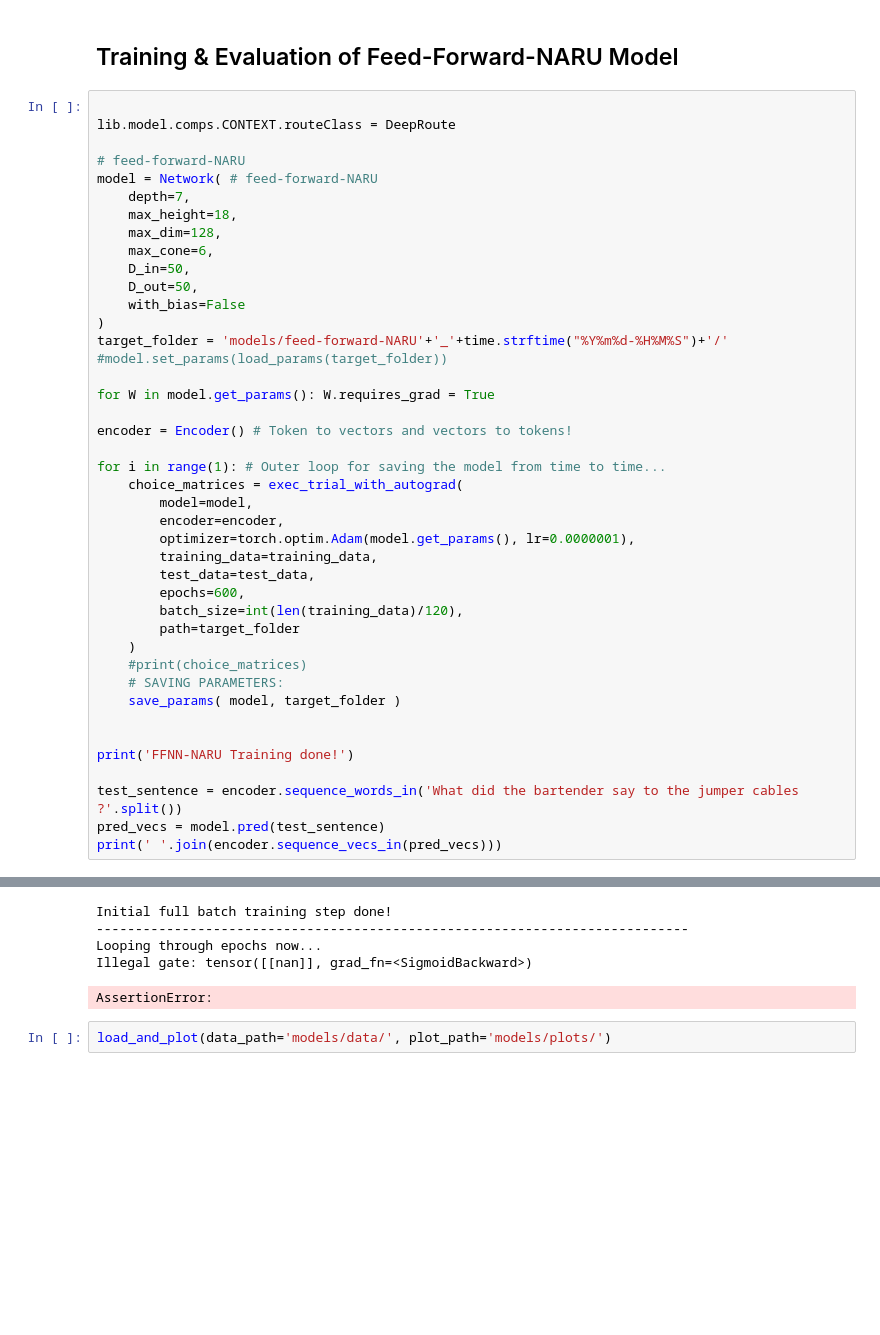
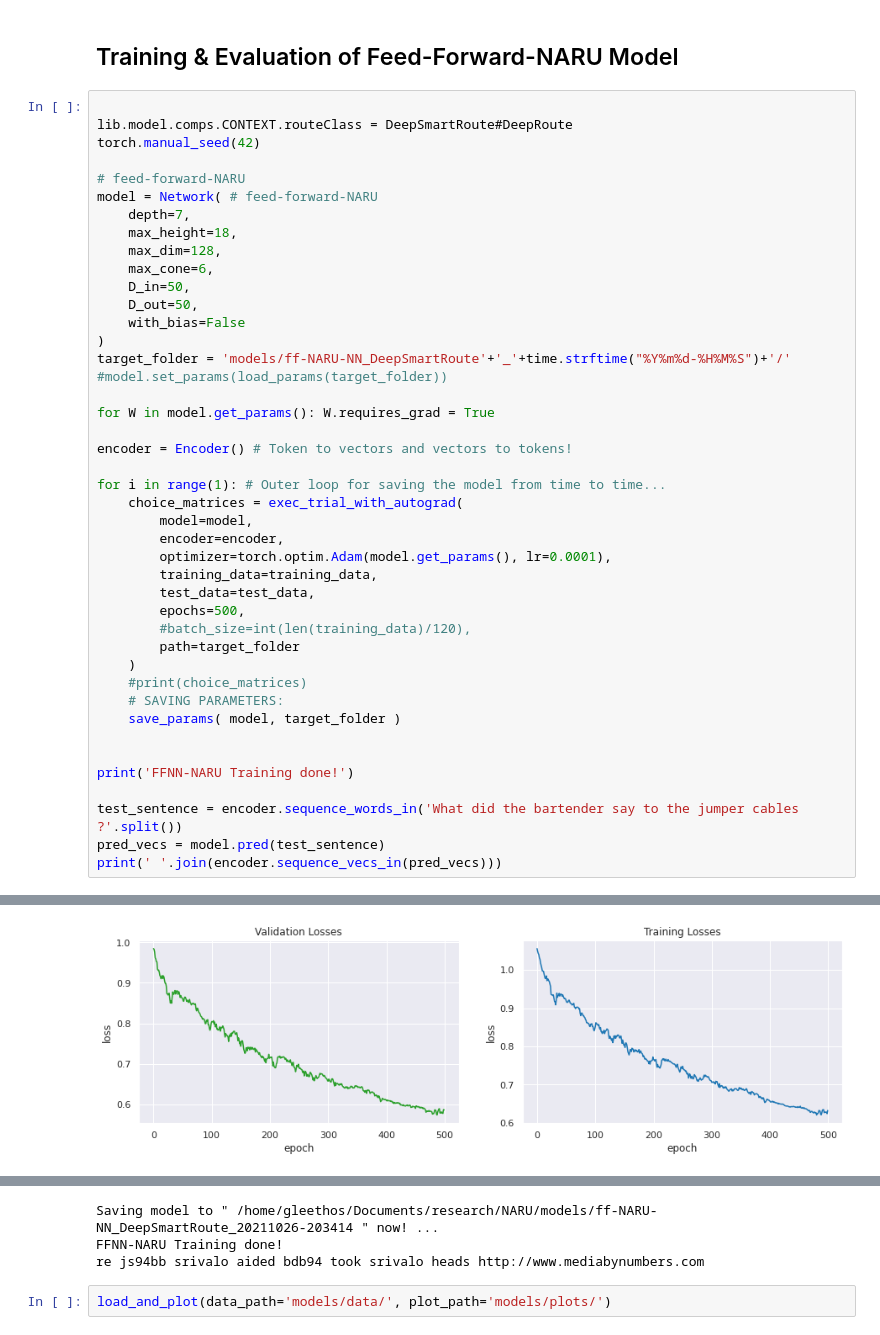
Before and after one commit to Gleethos/NARU, a Jupyter notebook: laboratory.ipynb, the cells around one changed output, grey strips where cells are left out. Cells and saved outputs as stored; diff of their text form; blank space fills up the shorter version.

```diff
--- a/laboratory.ipynb
+++ b/laboratory.ipynb
@@ -100,7 +95,8 @@ Average sequence length:  18.144882860665845
 ## Training & Evaluation of Feed-Forward-NARU Model ##
 # %%
 
-lib.model.comps.CONTEXT.routeClass = DeepRoute
+lib.model.comps.CONTEXT.routeClass = DeepSmartRoute#DeepRoute
+torch.manual_seed(42)
 
 # feed-forward-NARU
 model = Network( # feed-forward-NARU
@@ -112,7 +108,7 @@ model = Network( # feed-forward-NARU
     D_out=50,
     with_bias=False
 )
-target_folder = 'models/feed-forward-NARU'+'_'+time.strftime("%Y%m%d-%H%M%S")+'/'
+target_folder = 'models/ff-NARU-NN_DeepSmartRoute'+'_'+time.strftime("%Y%m%d-%H%M%S")+'/'
 #model.set_params(load_params(target_folder))
 
 for W in model.get_params(): W.requires_grad = True
@@ -123,11 +119,11 @@ for i in range(1): # Outer loop for saving the model from time to time...
     choice_matrices = exec_trial_with_autograd(
         model=model,
         encoder=encoder,
-        optimizer=torch.optim.Adam(model.get_params(), lr=0.0000001),
+        optimizer=torch.optim.Adam(model.get_params(), lr=0.0001),
         training_data=training_data,
         test_data=test_data,
-        epochs=600,
-        batch_size=int(len(training_data)/120),
+        epochs=500,
+        #batch_size=int(len(training_data)/120),
         path=target_folder
     )
     #print(choice_matrices)
@@ -151,0 +157 @@ Initial full batch training: 1297 of 1297 completed!
+[figure, added]
@@ -152,8 +161,6 @@ Initial full batch training: 1297 of 1297 completed!
-Initial full batch training step done!
-----------------------------------------------------------------------------
-Looping through epochs now...
-Illegal gate: tensor([[nan]], grad_fn=<SigmoidBackward>)
+Saving model to " /home/gleethos/Documents/research/NARU/models/ff-NARU-NN_DeepSmartRoute_20211026-203414 " now! ...
+FFNN-NARU Training done!
+re js94bb srivalo aided bdb94 took srivalo heads http://www.mediabynumbers.com
-AssertionError:
 # %%
 load_and_plot(data_path='models/data/', plot_path='models/plots/')
 # %% [output]
```
Also changed, not shown: parts of 6 cells of this notebook, 7 other files.
